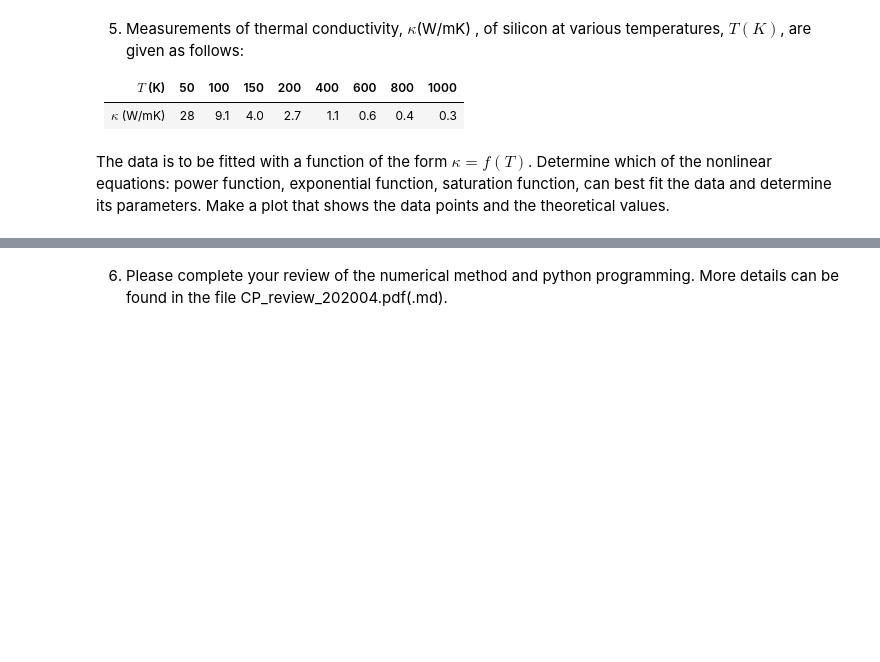
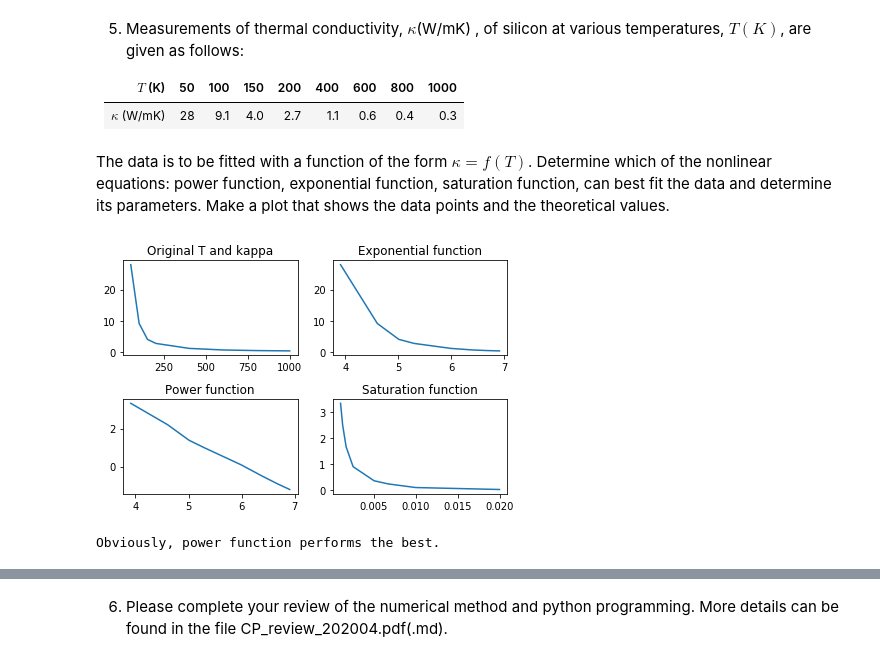
Before and after one commit to Little-old-brother-team/GroupWork, a Jupyter notebook: Week7/GroupWork7.ipynb, the cells around one changed output, grey strips where cells are left out. Drawn from its saved outputs; the diff is of its cells as text; code cells hidden in the pictures; blank space fills up the shorter version.

```diff
--- a/Week7/GroupWork7.ipynb
+++ b/Week7/GroupWork7.ipynb
@@ -154,3 +190,41 @@ $$
 | $\kappa$ (W/mK) | 28   | 9.1  | 4.0  | 2.7  | 1.1  | 0.6  | 0.4  | 0.3  |
 # %% [markdown]
 The data is to be fitted with a function of the form $\kappa=f(T)$. Determine which of the nonlinear equations: power function, exponential function, saturation function, can best fit the data and determine its parameters. Make a plot that shows the data points and the theoretical values.
+# %%
+import numpy as np
+import matplotlib.pyplot as plt
+%matplotlib inline
+T = np.array([50,100,150,200,400,600,800,1000])
+kappa = np.array([28,9.1,4.0,2.7,1.1,0.6,0.4,0.3])
+# Plot the original
+ax = plt.subplot(221)
+plt.plot(T,kappa)
+ax.set_title("Original T and kappa")
+plt.tight_layout()
+
+# First check exponential function
+lnT = np.log(T)
+lnKappa = np.log(kappa)
+ax = plt.subplot(222)
+ax.set_title("Exponential function")
+plt.plot(lnT,kappa)
+
+# Then power function
+ax = plt.subplot(223)
+ax.set_title("Power function")
+plt.plot(lnT,lnKappa)
+plt.tight_layout()
+
+# Then saturation function
+T_1 = 1 / T
+kappa_1 = 1 / kappa
+ax = plt.subplot(224)
+ax.set_title("Saturation function")
+plt.plot(T_1,kappa_1)
+plt.tight_layout()
+
+plt.show()
+print("Obviously, power function performs the best.")
+# %% [output]
+[figure, added]
+Obviously, power function performs the best.
```
Also changed, not shown: parts of 2 cells of this notebook.
